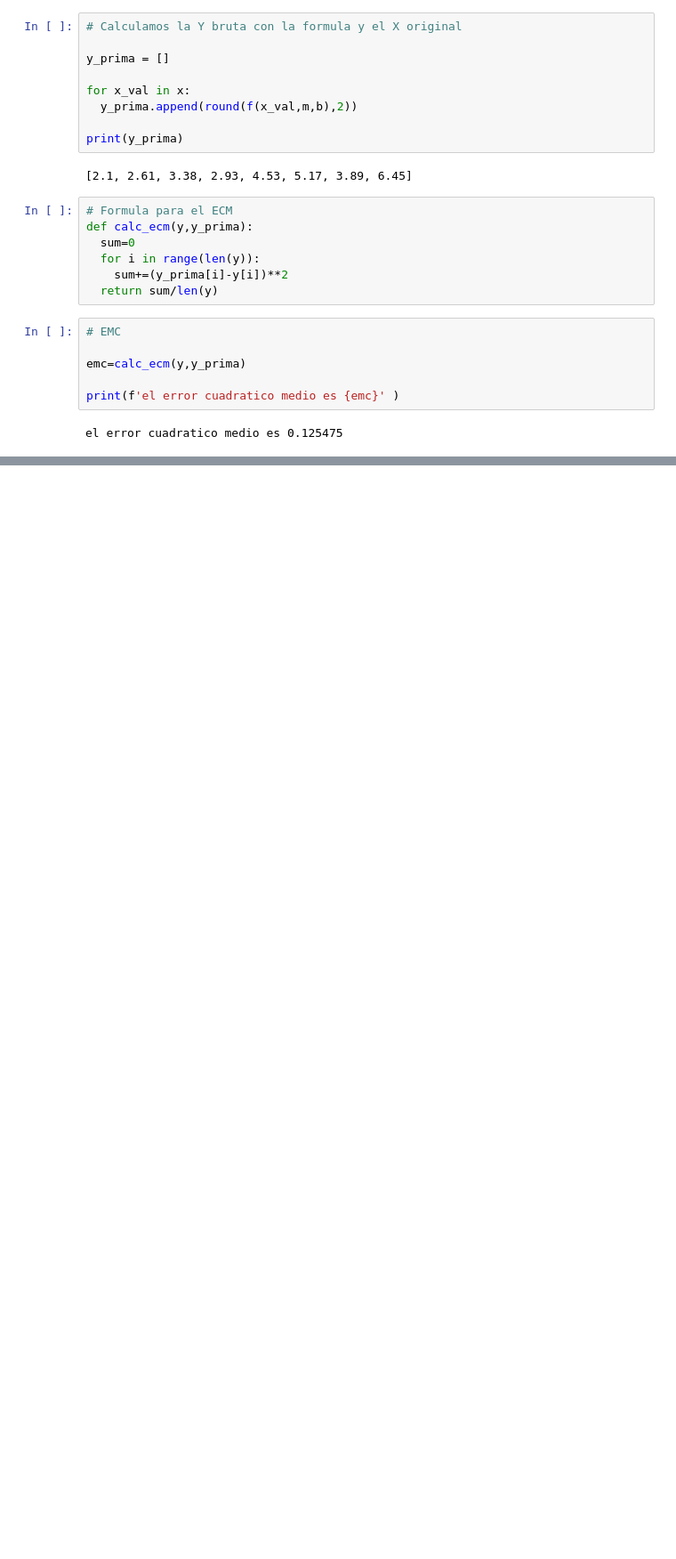
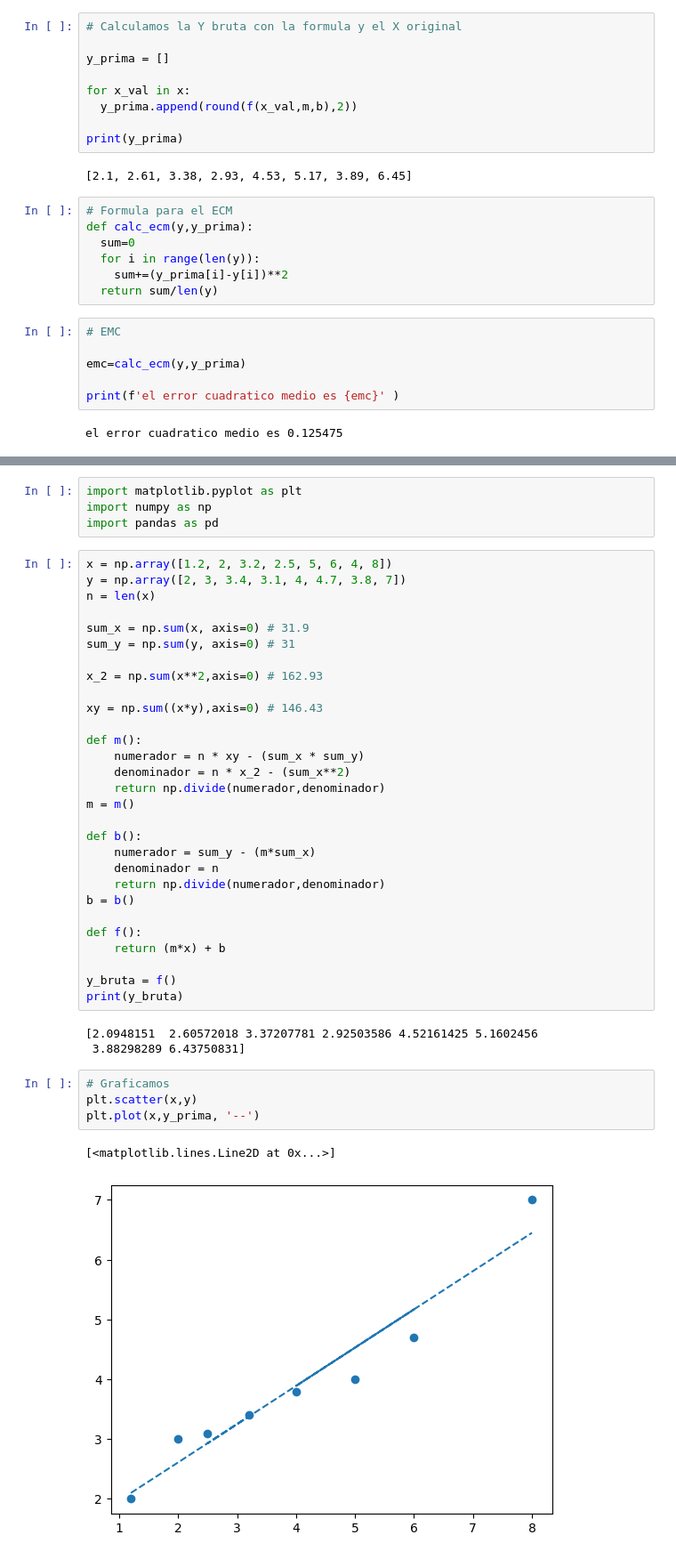
Before and after one commit to SergioDLezama/Funciones-Algebraicas-Platzi, a Jupyter notebook: ejercicio.ipynb, the cells around one changed output, grey strips where cells are left out. Shown at 89% size. Saved outputs shown, nothing was run; the diff lists cells and outputs as text; blank space fills up the shorter version.

```diff
--- a/ejercicio.ipynb
+++ b/ejercicio.ipynb
@@ -140,0 +143,43 @@ el error cuadratico medio es 0.125475
+# %%
+import matplotlib.pyplot as plt
+import numpy as np
+import pandas as pd
+# %%
+x = np.array([1.2, 2, 3.2, 2.5, 5, 6, 4, 8])
+y = np.array([2, 3, 3.4, 3.1, 4, 4.7, 3.8, 7])
+n = len(x)
+
+sum_x = np.sum(x, axis=0) # 31.9
+sum_y = np.sum(y, axis=0) # 31
+
+x_2 = np.sum(x**2,axis=0) # 162.93
+
+xy = np.sum((x*y),axis=0) # 146.43
+
+def m():
+    numerador = n * xy - (sum_x * sum_y)
+    denominador = n * x_2 - (sum_x**2)
+    return np.divide(numerador,denominador)
+m = m()
+
+def b():
+    numerador = sum_y - (m*sum_x)
+    denominador = n
+    return np.divide(numerador,denominador)
+b = b()
+
+def f():
+    return (m*x) + b
+
+y_bruta = f()
+print(y_bruta)
+# %% [output]
+[2.0948151  2.60572018 3.37207781 2.92503586 4.52161425 5.1602456
+ 3.88298289 6.43750831]
+# %%
+# Graficamos
+plt.scatter(x,y)
+plt.plot(x,y_prima, '--')
+# %% [output]
+[<matplotlib.lines.Line2D at 0x...>]
+[figure, added]
```
Also changed, not shown: parts of 3 cells of this notebook.
